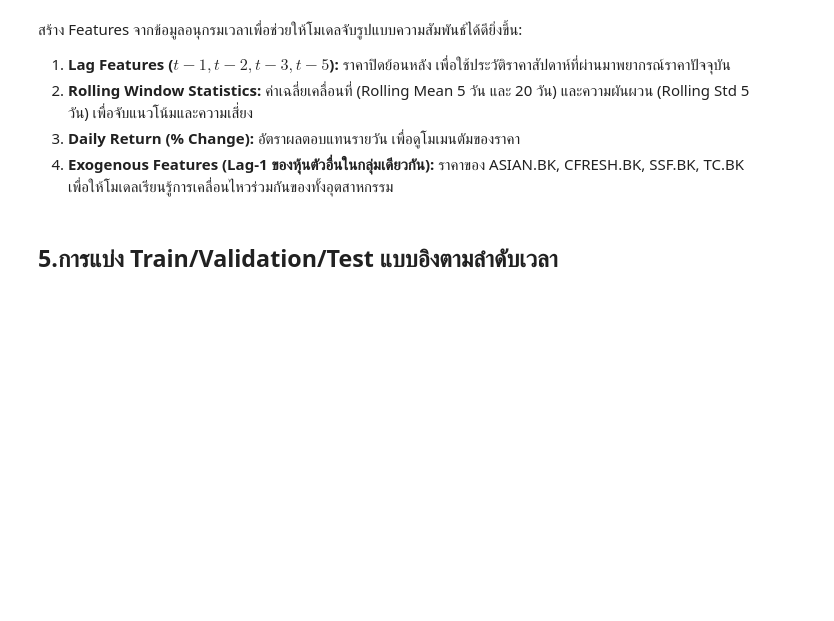
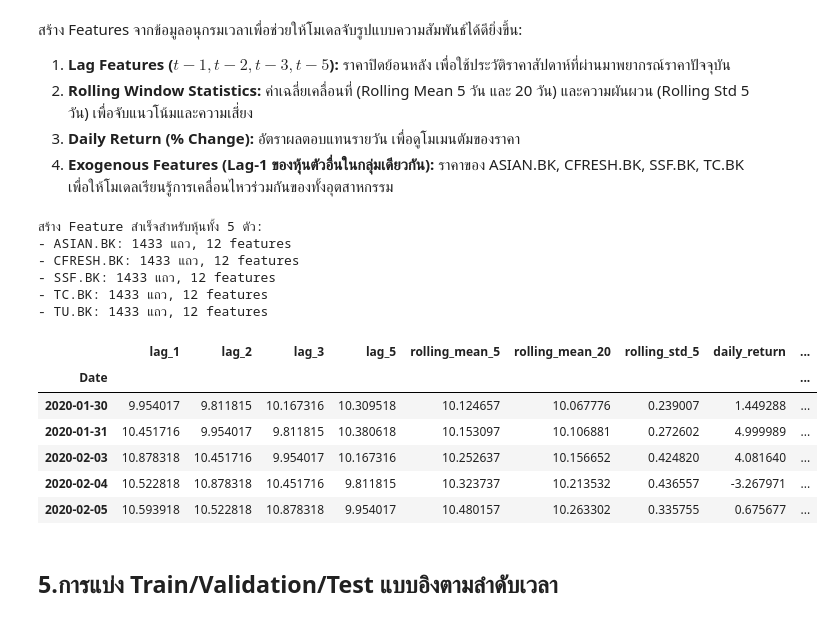
Before and after one commit to kkshaolin/TimeSeriesForecastingModels, a Jupyter notebook: main.ipynb, the cells around one changed output. Drawn from its saved outputs; the diff is of its cells as text; code cells hidden in the pictures; blank space fills up the shorter version.

```diff
--- a/main.ipynb
+++ b/main.ipynb
@@ -375,0 +330,18 @@ plt.show()
+# %%
+# สรุปเปรียบเทียบระดับ Noise ของหุ้นทั้ง 5 ตัว
+# วัดจาก Std ของ Residual (ราคาจริง - SMA 5 วัน) เทียบกับ Std ของราคาจริง
+noise_summary = []
+for ticker in tickers:
+    raw = df[ticker]
+    sma_5 = df[ticker].rolling(window=5).mean()
+    residual = (raw - sma_5).dropna()
+
+    noise_summary.append({
+        "Ticker": ticker,
+        "Std ราคาจริง": raw.std(),
+        "Std Residual (Noise)": residual.std(),
+        "สัดส่วน Noise ต่อราคาจริง (%)": residual.std() / raw.std() * 100,
+    })
+
+noise_summary_df = pd.DataFrame(noise_summary).set_index("Ticker").round(3)
+noise_summary_df.sort_values("สัดส่วน Noise ต่อราคาจริง (%)", ascending=False)
@@ -393,6 +375,61 @@ print("พร้อมสำหรับขั้นตอน Scaling ข้อ
 2. **Rolling Window Statistics:** ค่าเฉลี่ยเคลื่อนที่ (Rolling Mean 5 วัน และ 20 วัน) และความผันผวน (Rolling Std 5 วัน) เพื่อจับแนวโน้มและความเสี่ยง
 3. **Daily Return (% Change):** อัตราผลตอบแทนรายวัน เพื่อดูโมเมนตัมของราคา
 4. **Exogenous Features (Lag-1 ของหุ้นตัวอื่นในกลุ่มเดียวกัน):** ราคาของ ASIAN.BK, CFRESH.BK, SSF.BK, TC.BK เพื่อให้โมเดลเรียนรู้การเคลื่อนไหวร่วมกันของทั้งอุตสาหกรรม
+# %%
+def build_features(target_ticker, tickers=tickers, price_df=df):
+  """สร้าง Feature Set สำหรับพยากรณ์ราคาปิดของ target_ticker
+  โดยใช้ข้อมูลของตัวมันเอง (lag/rolling/return) และราคาหุ้นอื่นในกลุ่ม (exogenous lag-1)
+  """
+  exo_tickers = [t for t in tickers if t != target_ticker]
+  feat = pd.DataFrame(index=price_df.index)
+  target_series = price_df[target_ticker]
+
+  # 1. Lag Features (t-1, t-2, t-3, t-5)
+  for lag in [1, 2, 3, 5]:
+    feat[f"lag_{lag}"] = target_series.shift(lag)
+
+  # 2. Rolling Window Statistics (คำนวณจากข้อมูลถึงเมื่อวาน ป้องกัน Data Leakage)
+  feat["rolling_mean_5"] = target_series.shift(1).rolling(window=5).mean()
+  feat["rolling_mean_20"] = target_series.shift(1).rolling(window=20).mean()
+  feat["rolling_std_5"] = target_series.shift(1).rolling(window=5).std()
+
+  # 3. Daily Return (%) ของเมื่อวาน
+  feat["daily_return"] = target_series.pct_change().shift(1) * 100
+
+  # 4. Exogenous Features: ราคาปิดเมื่อวาน (Lag-1) ของหุ้นตัวอื่นในกลุ่มเดียวกัน
+  for exo in exo_tickers:
+    feat[f"{exo}_lag1"] = price_df[exo].shift(1)
+
+  # Target: ราคาปิดวันนี้ (สิ่งที่ต้องการทำนาย)
+  feat["Target"] = target_series
+
+  return feat.dropna()
+
+
+# สร้าง Feature Set ให้ครบทั้ง 5 หุ้น (ทุกหุ้นผลัดกันเป็น Target โดยมี 4 หุ้นที่เหลือเป็น Exogenous)
+features_dict = {ticker: build_features(ticker) for ticker in tickers}
+
+print("สร้าง Feature สำเร็จสำหรับหุ้นทั้ง 5 ตัว:")
+for ticker, fdf in features_dict.items():
+  print(f"- {ticker}: {fdf.shape[0]} แถว, {fdf.shape[1] - 1} features")
+
+# ใช้ TU.BK เป็นตัวอย่างหลักในการอธิบายขั้นตอน Train/Val/Test Split ในหัวข้อถัดไป
+features_df = features_dict["TU.BK"]
+features_df.head()
+# %% [output]
+สร้าง Feature สำเร็จสำหรับหุ้นทั้ง 5 ตัว:
+- ASIAN.BK: 1433 แถว, 12 features
+- CFRESH.BK: 1433 แถว, 12 features
+- SSF.BK: 1433 แถว, 12 features
+- TC.BK: 1433 แถว, 12 features
+- TU.BK: 1433 แถว, 12 features
+|  | lag_1 | lag_2 | lag_3 | lag_5 | rolling_mean_5 | rolling_mean_20 | rolling_std_5 | daily_return | ... |
+| Date |  |  |  |  |  |  |  |  | ... |
+| 2020-01-30 | 9.954017 | 9.811815 | 10.167316 | 10.309518 | 10.124657 | 10.067776 | 0.239007 | 1.449288 | ... |
+| 2020-01-31 | 10.451716 | 9.954017 | 9.811815 | 10.380618 | 10.153097 | 10.106881 | 0.272602 | 4.999989 | ... |
+| 2020-02-03 | 10.878318 | 10.451716 | 9.954017 | 10.167316 | 10.252637 | 10.156652 | 0.424820 | 4.081640 | ... |
+| 2020-02-04 | 10.522818 | 10.878318 | 10.451716 | 9.811815 | 10.323737 | 10.213532 | 0.436557 | -3.267971 | ... |
+| 2020-02-05 | 10.593918 | 10.522818 | 10.878318 | 9.954017 | 10.480157 | 10.263302 | 0.335755 | 0.675677 | ... |
 # %% [markdown]
 ## 5.การแบ่ง Train/Validation/Test แบบอิงตามลำดับเวลา
 # %% [markdown]
```
Also changed, not shown: parts of 5 cells of this notebook.
